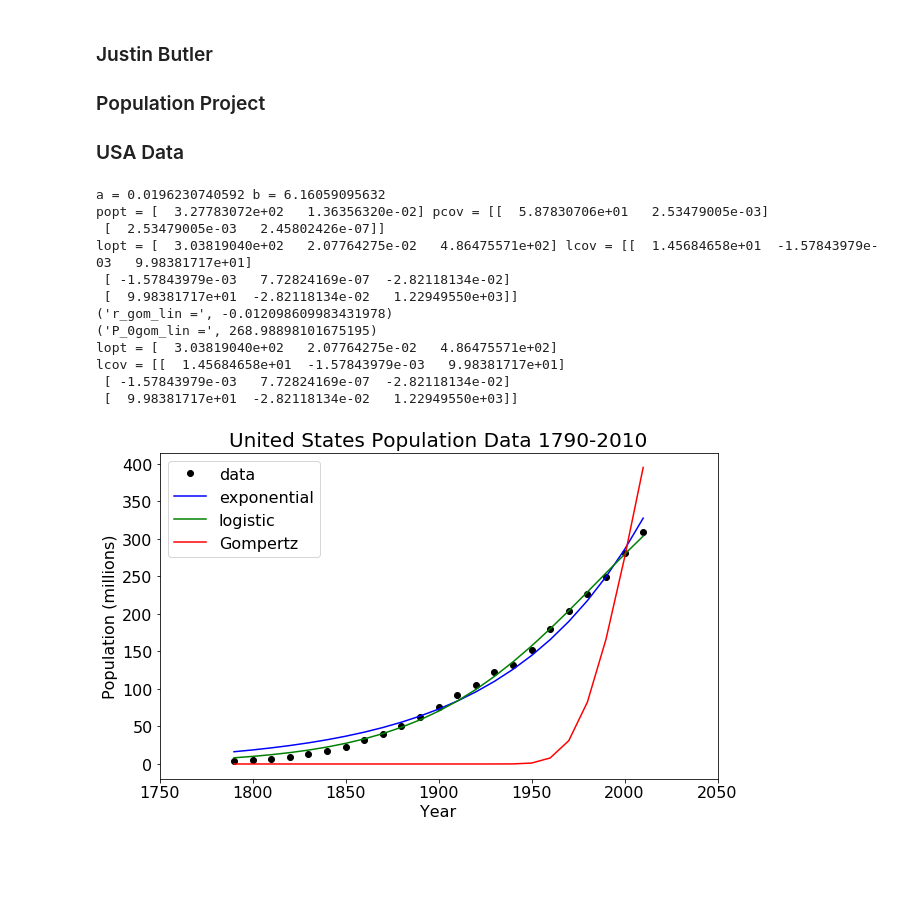
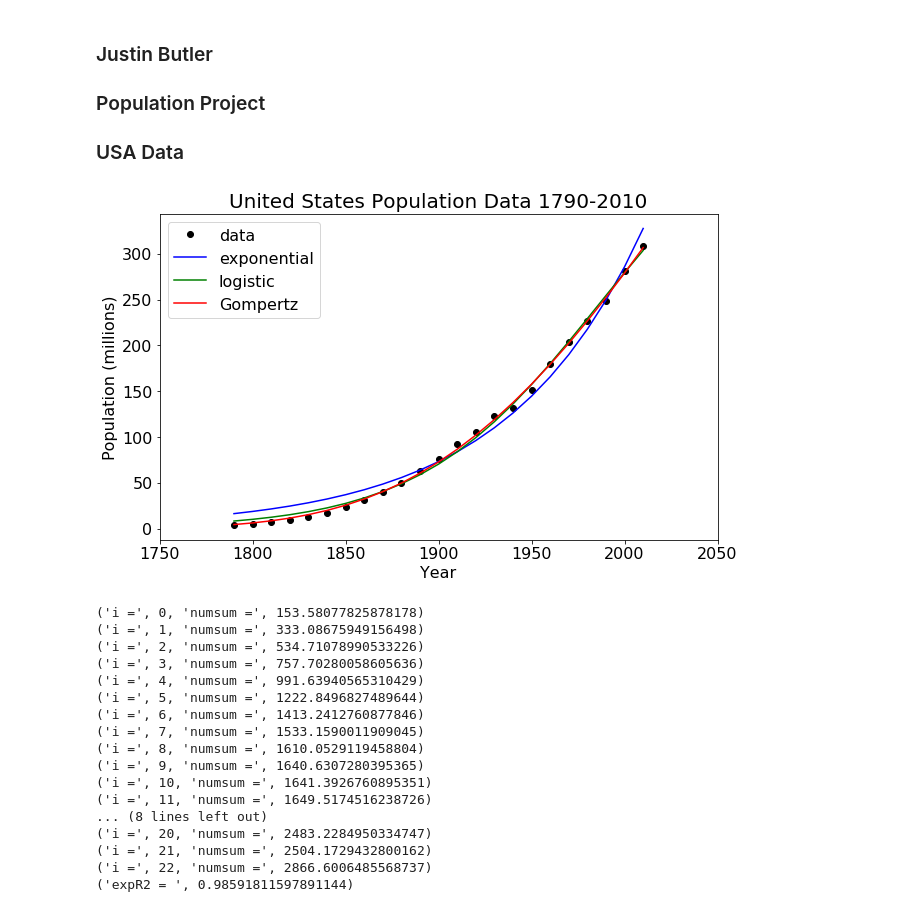
Before and after one commit to BananaBonanza/cwuMath475, a Jupyter notebook: butlerPopulationProject.ipynb, the cells around one changed output. Saved outputs shown, nothing was run; the diff lists cells and outputs as text; code cells hidden in the pictures; blank space fills up the shorter version.

```diff
--- a/butlerPopulationProject.ipynb
+++ b/butlerPopulationProject.ipynb
@@ -78,9 +78,9 @@ def US_log(t,P0,r,L):
 
 #Gompertz Model
 def US_Gomp(t,P0,r,L):
-    r = avgPPGR/(-(P0/L)+1)
+    rG = np.exp(-r*t)
     log = np.log(L/P0)
-    exp = -log*np.exp(-r*t)
+    exp = -log*rG
     return L*np.exp(exp)
 
 #---------------------------------
@@ -102,7 +102,7 @@ def US_Gomp(t,P0,r,L):
 #plt.close()
 
 #----- Estimating the upper limit of the population, L ---------
-L = 400
+L = 500
 
 #----------------------
 # Optimize Exponential
@@ -110,7 +110,7 @@ L = 400
 
 #------- Approximate parameter values for Exponential model ------
 a,b = np.polyfit(USYears-2010,np.log(USPop),1)
-print "a =", a,"b =", b
+#print "a =", a,"b =", b
 
 r_exp_lin = a
 P0_exp_lin = np.exp(b)
@@ -118,7 +118,7 @@ P0_exp_lin = np.exp(b)
 #------- Take estimate and create the model -------------
 
 popt, pcov = curve_fit(US_exp, USYears-2010, USPop, p0=(P0_exp_lin,r_exp_lin))
-print "popt =", popt, "pcov =", pcov
+#print "popt =", popt, "pcov =", pcov
 
 P_0exp = popt[0]
 r_exp = popt[1]
@@ -134,7 +134,7 @@ P_exp = US_exp(USYears-2010, P_0exp, r_exp)
 
 #------- Take estimate and create logistic
 lopt, lcov = curve_fit(US_log, USYears-2010, USPop, p0=(USPop[22],avgPPGR,400))
-print "lopt =", lopt, "lcov =", lcov
+#print "lopt =", lopt, "lcov =", lcov
 
 P_0log = lopt[0]
 r_log = lopt[1]
@@ -146,60 +146,78 @@ P_log = US_log(USYears-2010, P_0log, r_log, L_log)
 #----------------------
 
 #------- Approximate parameter values for Gompertz model -----------
-a,b = np.polyfit(USYears-2010,np.log(np.log(L/USPop)),1)
+e,f = np.polyfit(USYears-2010,np.log(np.log(L/USPop)),1)
 
-r_gom_lin = -a
-P_0gom_lin = L*np.exp(-np.exp(b))
+r_gom_lin = -e
+P_0gom_lin = L*(np.exp(-np.exp(f)))
 
-print ("r_gom_lin =", r_gom_lin)
-print ("P_0gom_lin =", P_0gom_lin)
+#print ("r_gom_lin =", r_gom_lin)
+#print ("P_0gom_lin =", P_0gom_lin)
 
 #------- Take estimate and create Gompertz --------
 gopt, gcov = curve_fit(US_Gomp, USYears-2010, USPop, p0=(P_0gom_lin, r_gom_lin,L))
-print "lopt =", lopt
-print "lcov =", lcov
+#print "gopt =", gopt
+#print "gcov =", gcov
 
 P_0gomp = gopt[0]
 r_gomp = gopt[1]
 L_gomp = gopt[2]
 P_gomp = US_Gomp(USYears-2010, P_0gomp, r_gomp, L_gomp)
 
 #------------------------
 # Plotting the Graphs
 #------------------------
 
 plt.figure(figsize=(10,6))
 plt.rc('xtick', labelsize=16)
 plt.rc('ytick', labelsize=16)
 #
 #Plotting the data points
 plt.plot(USYears, USPop, 'o', color='k', label='data')
 #First, draw the exponential model,
 plt.plot(USYears, P_exp, color='b', label='exponential')
 #then the logistic model,
 plt.plot(USYears, P_log, color='g', label="logistic")
 #and finally Gompertz model.
 plt.plot(USYears, P_gomp, color='r', label = 'Gompertz')
 plt.ylabel('Population (millions)', fontsize=16)
 plt.xlabel('Year', fontsize=16)
 plt.title('United States Population Data 1790-2010', fontsize=20)
 plt.legend(loc=2, fontsize=16)
 #plt.xlim([-250, 10])
 plt.xlim([1750, 2050])
 plt.savefig('USPopData.png')
 plt.show()
 plt.close()
+
+## Write a function for r^2 and adjusted r^2
+
+#R squared for Exponential
+numsum = 0
+densum = 0
+expR2 = 0
+for i in range(23): #For all of the data points
+    numsum = numsum + (USPop[i]-US_exp(USYears[i]-2010, P_0exp, r_exp))**2
+    densum = densum + (USPop[i]-np.average(USPop))**2
+    print ("i =", i, "numsum =", numsum)
+expR2 = 1 - (numsum/densum)
+print ("expR2 = ", expR2)
 # %% [output]
+[figure, new version]
-a = 0.0196230740592 b = 6.16059095632
-popt = [  3.27783072e+02   1.36356320e-02] pcov = [[  5.87830706e+01   2.53479005e-03]
- [  2.53479005e-03   2.45802426e-07]]
-lopt = [  3.03819040e+02   2.07764275e-02   4.86475571e+02] lcov = [[  1.45684658e+01  -1.57843979e-03   9.98381717e+01]
- [ -1.57843979e-03   7.72824169e-07  -2.82118134e-02]
- [  9.98381717e+01  -2.82118134e-02   1.22949550e+03]]
-('r_gom_lin =', -0.012098609983431978)
-('P_0gom_lin =', 268.98898101675195)
-lopt = [  3.03819040e+02   2.07764275e-02   4.86475571e+02]
-lcov = [[  1.45684658e+01  -1.57843979e-03   9.98381717e+01]
- [ -1.57843979e-03   7.72824169e-07  -2.82118134e-02]
- [  9.98381717e+01  -2.82118134e-02   1.22949550e+03]]
+('i =', 0, 'numsum =', 153.58077825878178)
+('i =', 1, 'numsum =', 333.08675949156498)
+('i =', 2, 'numsum =', 534.71078990533226)
+('i =', 3, 'numsum =', 757.70280058605636)
+('i =', 4, 'numsum =', 991.63940565310429)
+('i =', 5, 'numsum =', 1222.8496827489644)
+('i =', 6, 'numsum =', 1413.2412760877846)
+('i =', 7, 'numsum =', 1533.1590011909045)
+('i =', 8, 'numsum =', 1610.0529119458804)
+('i =', 9, 'numsum =', 1640.6307280395365)
+('i =', 10, 'numsum =', 1641.3926760895351)
+('i =', 11, 'numsum =', 1649.5174516238726)
+... (8 lines left out)
+('i =', 20, 'numsum =', 2483.2284950334747)
+('i =', 21, 'numsum =', 2504.1729432800162)
+('i =', 22, 'numsum =', 2866.6006485568737)
+('expR2 = ', 0.98591811597891144)
-[figure, old version]
```
